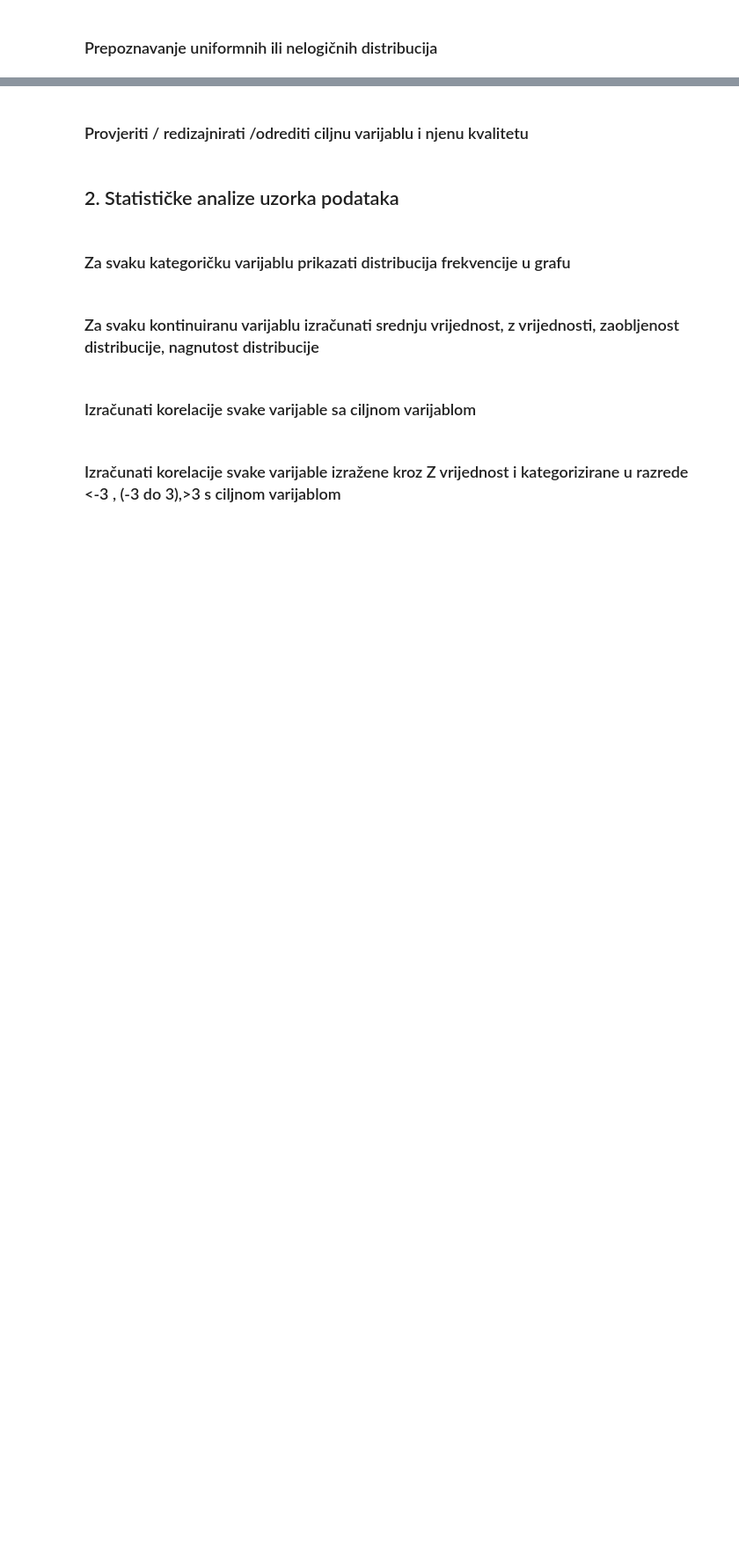
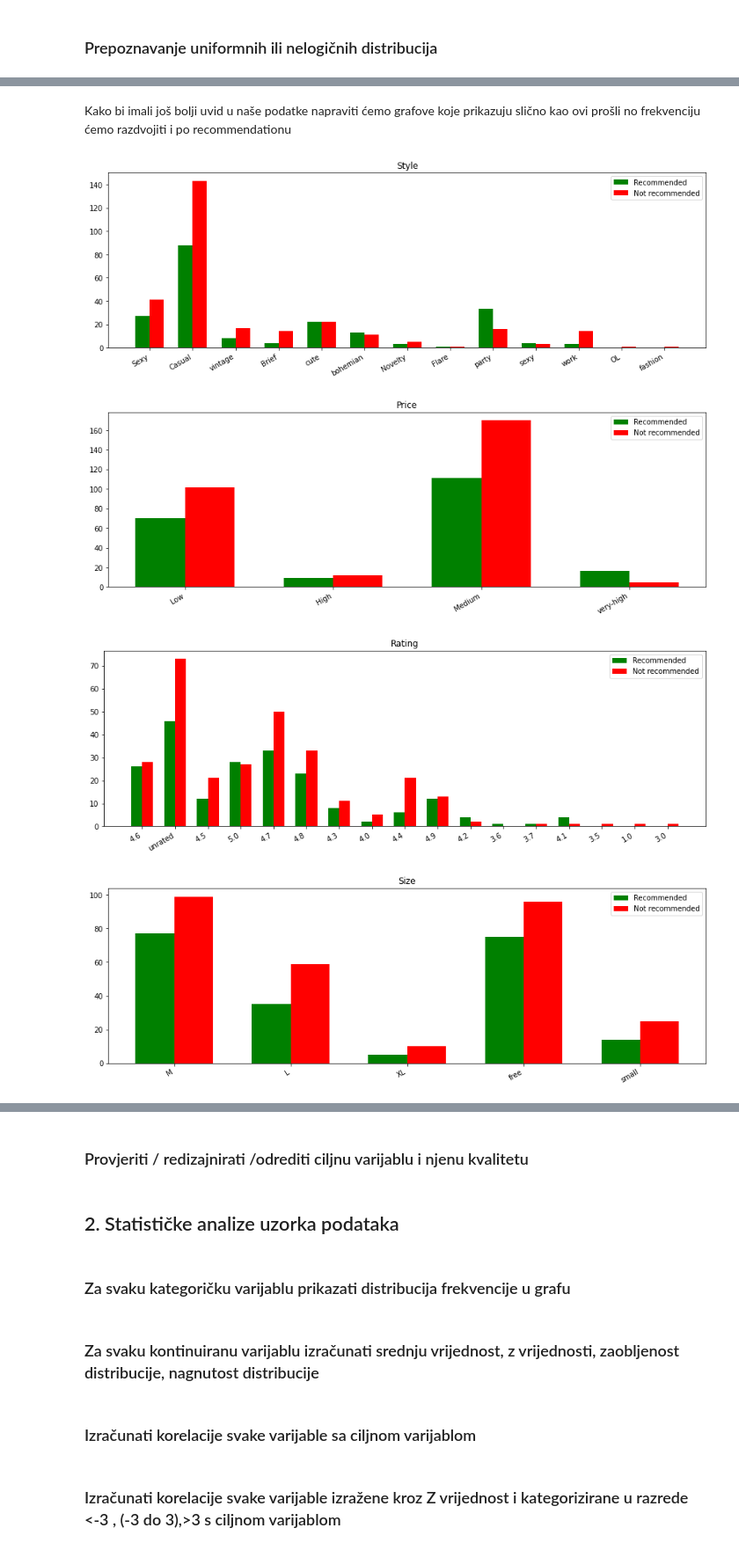
Before and after one commit to kelj0/university, a Jupyter notebook: SPO/SPO_Karlo_Kegljevic.ipynb, the cells around one changed output, grey strips where cells are left out. Shown: that part at 88% size. Cells and saved outputs as stored; diff of their text form; code cells hidden in the pictures; blank space fills up the shorter version.

```diff
--- a/SPO/SPO_Karlo_Kegljevic.ipynb
+++ b/SPO/SPO_Karlo_Kegljevic.ipynb
@@ -167,0 +221,35 @@ Ukoliko je iznad prazna tablica mozemo zakljuciti da smo ocistili sve NaN vrijed
+# %% [markdown]
+Kako bi imali još bolji uvid u naše podatke napraviti ćemo grafove koje prikazuju slično kao ovi prošli no frekvenciju ćemo razdvojiti i po recommendationu
+# %%
+import numpy as np
+
+for c in dresses.columns[1:-1]:  # preskacemo dress_ID i recommendation
+    uniq = dresses[c].drop_duplicates()
+    n_rec = []
+    n_norec = []
+
+    # get 2 bar values per each uniq string
+    for u in uniq:
+        n_rec.append(len(dresses[(dresses['Recommendation']==1) & (dresses[c]==u)]))
+        n_norec.append(len(dresses[(dresses['Recommendation']==0) & (dresses[c]==u)]))
+
+    indices = range(len(n_rec))
+    # Calculate optimal width
+    width = np.min(np.diff(indices))/3
+
+    fig = plt.figure(figsize=(15,5))
+    ax = fig.add_subplot(111)
+    re = ax.bar(indices,n_rec,width,color='g',label='Recommended')
+    unre = ax.bar(indices+width,n_norec,width,color='r',label='Not recommended')
+    ax.legend((re[0],unre[0]),("Recommended","Not recommended"))
+    ax.set_xticks(indices+width/2)
+    fig.autofmt_xdate()
+    ax.axes.set_xticklabels(uniq)
+    ax.set_title(c)
+
+    plt.show()
+# %% [output]
+[figure, added]
+[figure, added]
+[figure, added]
+[figure, added]
```
Also changed, not shown: parts of 10 cells of this notebook.
